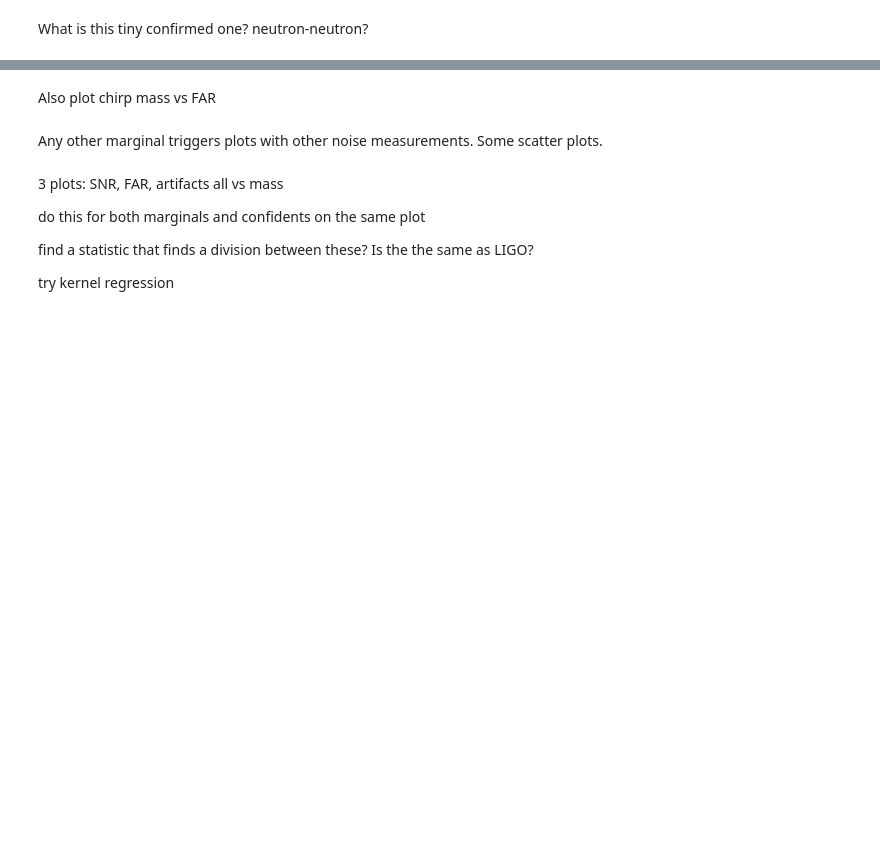
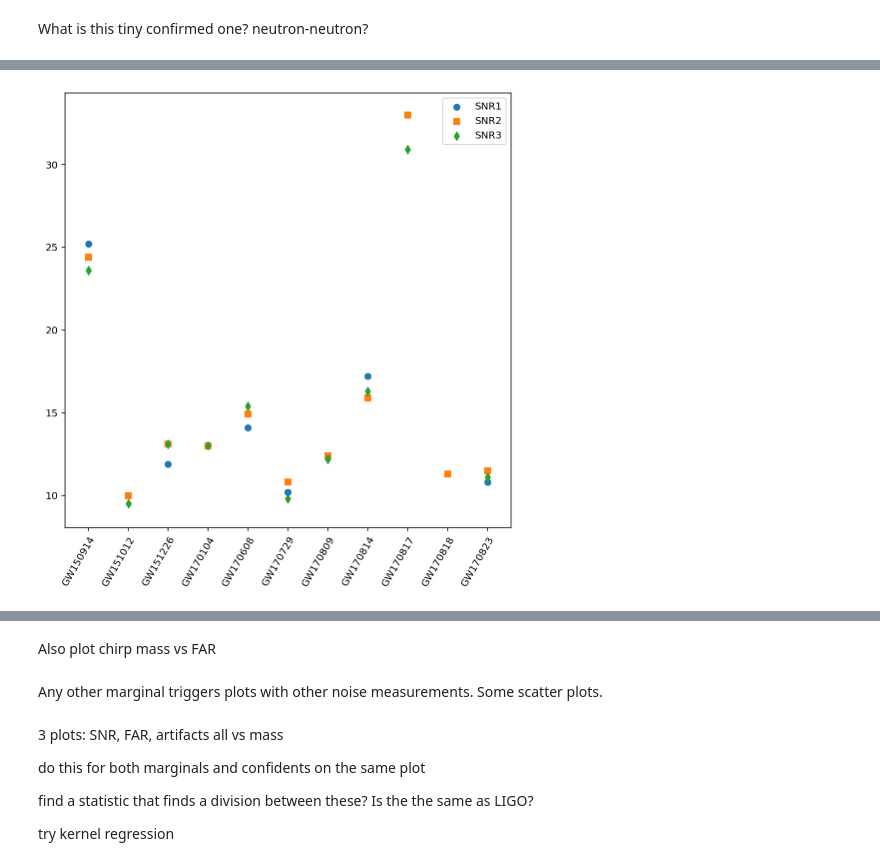
Before and after one commit to charlotteolsen/astrostats_GWproject, a Jupyter notebook: GW_project_massplots.ipynb, the cells around one changed output, grey strips where cells are left out. Cells and saved outputs as stored; diff of their text form; code cells hidden in the pictures; blank space fills up the shorter version.

```diff
--- a/GW_project_massplots.ipynb
+++ b/GW_project_massplots.ipynb
@@ -407,0 +465,15 @@ What is this tiny confirmed one? neutron-neutron?
+# %%
+fig, ax = plt.subplots(figsize = (8,8))
+ax.scatter(eventlist,snr1_conf, label = 'SNR1', marker = 'o')
+ax.scatter(eventlist,snr2_conf, label = 'SNR2', marker = 's')
+ax.scatter(eventlist,snr3_conf, label = 'SNR3', marker = 'd')
+#ax.scatter(eventlist,far1_conf, label = 'FAR1', marker = 'o')
+#ax.scatter(eventlist,far2_conf, label = 'FAR2', marker = 'o')
+#ax.scatter(eventlist,far3_conf, label = 'FAR3', marker = 'o')
+
+
+ax.legend()
+plt.setp(ax.get_xticklabels(), rotation=60, ha="right",
+         rotation_mode="anchor");
+# %% [output]
+[figure, added]
```
Also changed, not shown: parts of 14 cells of this notebook.
